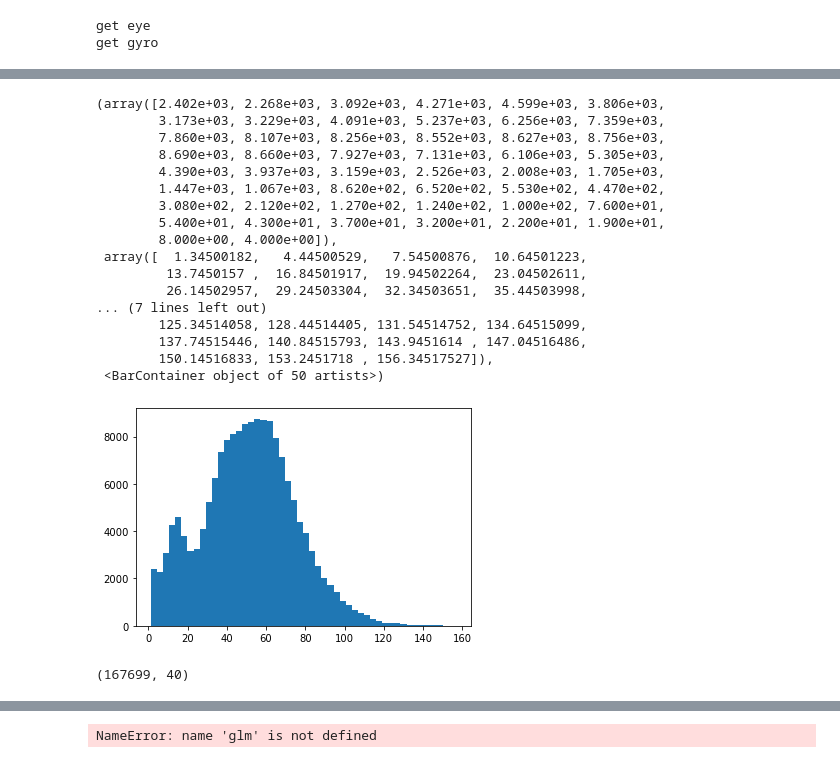
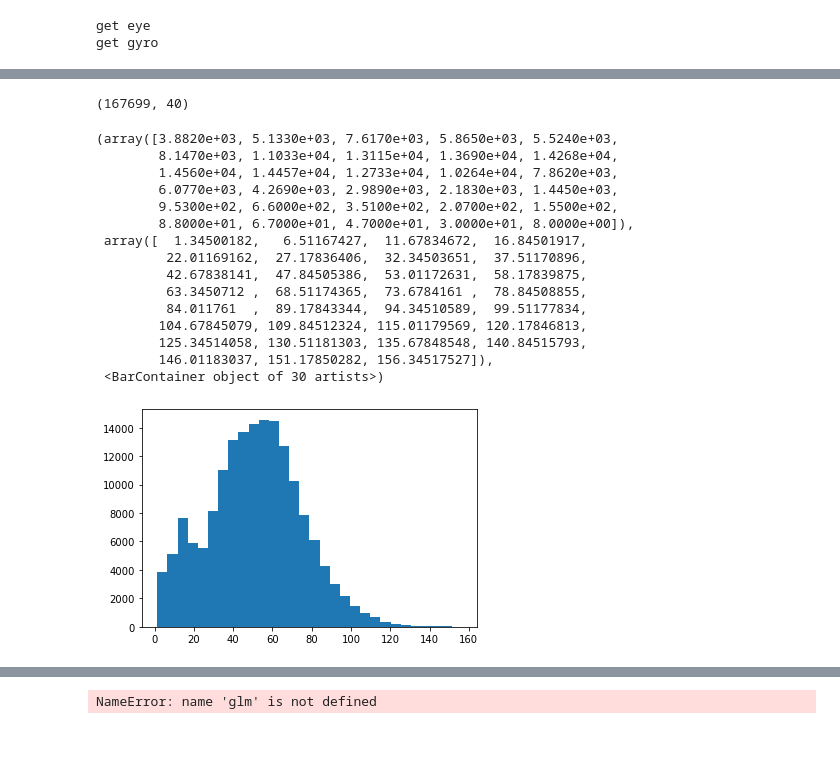
Before and after one commit to nielllab/FreelyMovingEphys, a Jupyter notebook: testing/correct_worldcam_testing.ipynb, the cells around one changed output, grey strips where cells are left out. Saved outputs shown, nothing was run; the diff lists cells and outputs as text; code cells hidden in the pictures.

```diff
--- a/testing/correct_worldcam_testing.ipynb
+++ b/testing/correct_worldcam_testing.ipynb
@@ -366,10 +367,10 @@ print(xmap,ymap)
 [-1.33139436  0.20240829] [0.43161144 1.03718537]
 # %%
 # set up interpolators for eye and world videos
-eyeInterp = interp1d(eyeT,eye_vid,axis=0)
-worldInterp = interp1d(worldT,world_vid,axis=0)
+#eyeInterp = interp1d(eyeT,eye_vid,axis=0)
+#worldInterp = interp1d(worldT,world_vid,axis=0)
 # %%
-if free_move:
+if free_move & False:
     # eye correction movie
     print('getting eye correction movie')
     tr = [30,31]
@@ -594,21 +674,33 @@ plt.plot(bins[:-1],binned_th)
+# %%
+# add additional parameters
+nT = np.shape(model_nsp)[1]
+if free_move:
+    nparams = 40;
+    params = eyePos[:,:-1]
+else:
+    nparams = 1;
+    params = np.zeros((nT,nparams))
+    params[:,0] = model_r.copy();
+np.shape(params)
+#nparams = 0;
+# %% [output]
+(167699, 40)
 # %%
-plt.hist(model_active,50)
+plt.hist(model_active,30)
 # %% [output]
-(array([2.402e+03, 2.268e+03, 3.092e+03, 4.271e+03, 4.599e+03, 3.806e+03,
-        3.173e+03, 3.229e+03, 4.091e+03, 5.237e+03, 6.256e+03, 7.359e+03,
-        7.860e+03, 8.107e+03, 8.256e+03, 8.552e+03, 8.627e+03, 8.756e+03,
-        8.690e+03, 8.660e+03, 7.927e+03, 7.131e+03, 6.106e+03, 5.305e+03,
-        4.390e+03, 3.937e+03, 3.159e+03, 2.526e+03, 2.008e+03, 1.705e+03,
-        1.447e+03, 1.067e+03, 8.620e+02, 6.520e+02, 5.530e+02, 4.470e+02,
-        3.080e+02, 2.120e+02, 1.270e+02, 1.240e+02, 1.000e+02, 7.600e+01,
-        5.400e+01, 4.300e+01, 3.700e+01, 3.200e+01, 2.200e+01, 1.900e+01,
-        8.000e+00, 4.000e+00]),
- array([  1.34500182,   4.44500529,   7.54500876,  10.64501223,
-         13.7450157 ,  16.84501917,  19.94502264,  23.04502611,
-         26.14502957,  29.24503304,  32.34503651,  35.44503998,
-... (7 lines left out)
-        125.34514058, 128.44514405, 131.54514752, 134.64515099,
-        137.74515446, 140.84515793, 143.9451614 , 147.04516486,
-        150.14516833, 153.2451718 , 156.34517527]),
- <BarContainer object of 50 artists>)
+(array([3.8820e+03, 5.1330e+03, 7.6170e+03, 5.8650e+03, 5.5240e+03,
+        8.1470e+03, 1.1033e+04, 1.3115e+04, 1.3690e+04, 1.4268e+04,
+        1.4560e+04, 1.4457e+04, 1.2733e+04, 1.0264e+04, 7.8620e+03,
+        6.0770e+03, 4.2690e+03, 2.9890e+03, 2.1830e+03, 1.4450e+03,
+        9.5300e+02, 6.6000e+02, 3.5100e+02, 2.0700e+02, 1.5500e+02,
+        8.8000e+01, 6.7000e+01, 4.7000e+01, 3.0000e+01, 8.0000e+00]),
+ array([  1.34500182,   6.51167427,  11.67834672,  16.84501917,
+         22.01169162,  27.17836406,  32.34503651,  37.51170896,
+         42.67838141,  47.84505386,  53.01172631,  58.17839875,
+         63.3450712 ,  68.51174365,  73.6784161 ,  78.84508855,
+         84.011761  ,  89.17843344,  94.34510589,  99.51177834,
+        104.67845079, 109.84512324, 115.01179569, 120.17846813,
+        125.34514058, 130.51181303, 135.67848548, 140.84515793,
+        146.01183037, 151.17850282, 156.34517527]),
+ <BarContainer object of 30 artists>)
-[figure, old version]
+[figure, new version]
@@ -658,10 +706,0 @@ for unit in range(n_units):
-# %%
-# add additional parameters
-nT = np.shape(model_nsp)[1]
-nparams = 0;
-#params = np.zeros((nT,nparams))
-#params = eyePos[:,:-3]
-#params[:,0] = model_dth.copy();
-np.shape(params)
-# %% [output]
-(167699, 40)
```
Also changed, not shown: parts of 31 cells of this notebook.
